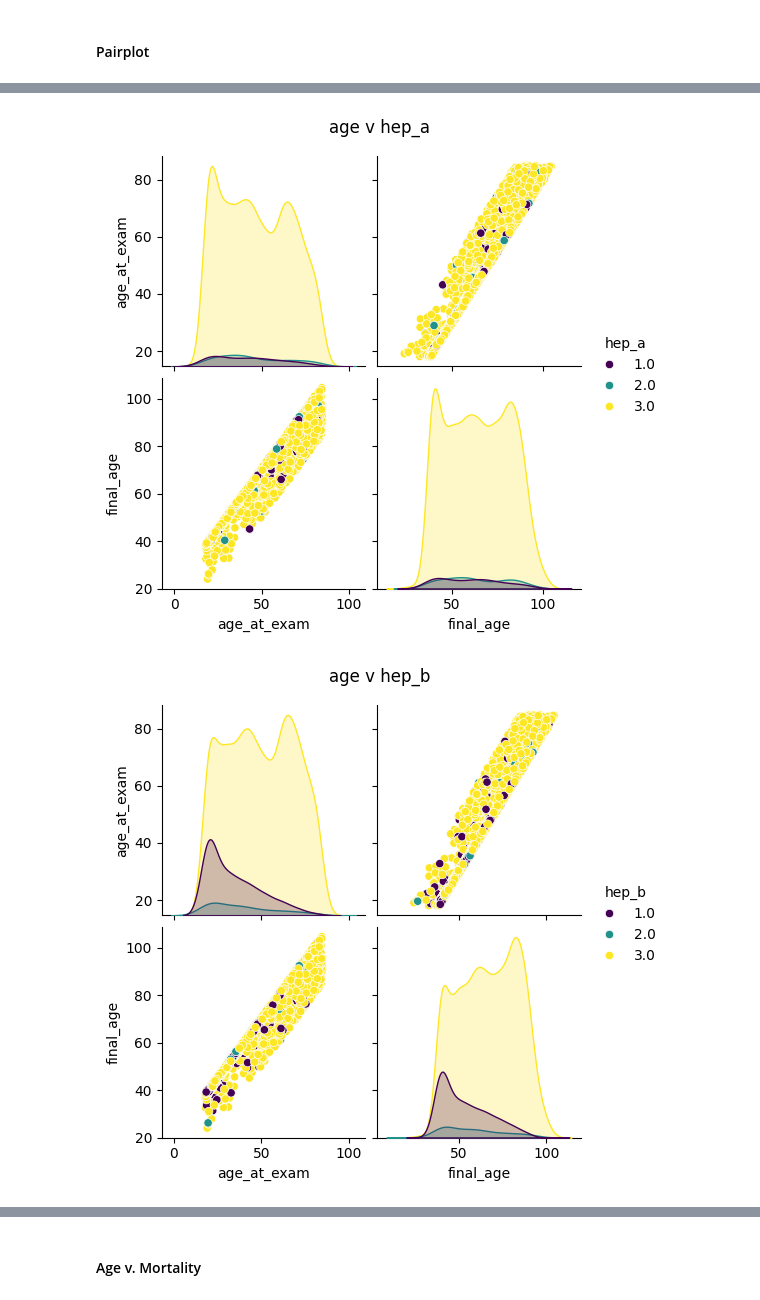
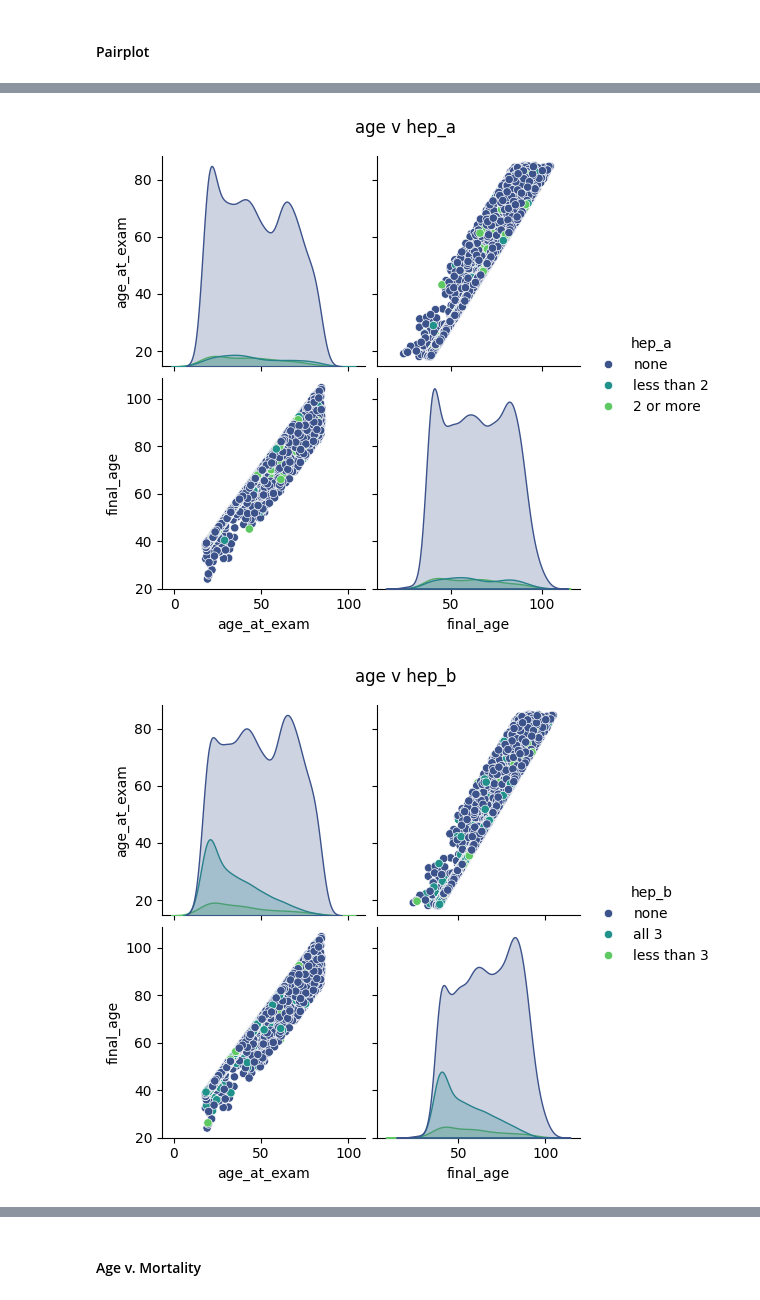
Before and after one commit to swt2vv/ds3021-project1, a Jupyter notebook: project_1_bsds.ipynb, the cells around one changed output, grey strips where cells are left out. Drawn from its saved outputs; the diff is of its cells as text; code cells hidden in the pictures.

Commit message:
eda legend edits and bucketing explanation

```diff
--- a/project_1_bsds.ipynb
+++ b/project_1_bsds.ipynb
@@ -161,3 +161,10 @@ imq_mort_np.drop('SEQN',axis=1).describe()
 | max | 3.000000 | 3.000000 | 1.000000 | 20.833333 | 84.916667 | 104.666667 |
 # %% [markdown]
 #### Pairplot
+# %%
+# create a new dataframe imq_mort_np_eda with renamed variables for clarity
+imq_mort_np_eda = imq_mort_np.copy()
+imq_mort_np_eda['hep_a'] = imq_mort_np_eda['hep_a'].replace([1.0, 2.0, 3.0], ['2 or more', 'less than 2', 'none'])
+imq_mort_np_eda['hep_b'] = imq_mort_np_eda['hep_b'].replace([1.0, 2.0, 3.0], ['all 3', 'less than 3', 'none'])
+imq_mort_np_eda['mortality'] = imq_mort_np_eda['mortality'].replace([0.0, 1.0], ['alive', 'dead'])
+imq_mort_np_eda.head()
@@ -164,10 +178,10 @@ imq_mort_np.drop('SEQN',axis=1).describe()
 # %%
 cat_columns = ['hep_a','hep_b','mortality']
 
 for col in cat_columns:
-    sns.pairplot(imq_mort_np, vars=['age_at_exam', 'final_age'], hue=col, palette='viridis')
+    sns.pairplot(imq_mort_np_eda, vars=['age_at_exam', 'final_age'], hue=col, palette='viridis')
     plt.suptitle(f'age v {col}', y=1.05)
     plt.show()
 # %% [output]
-[figure, old version]
+[figure, new version]
-[figure, old version]
+[figure, new version]
```
Also changed, not shown: parts of 18 cells of this notebook.
